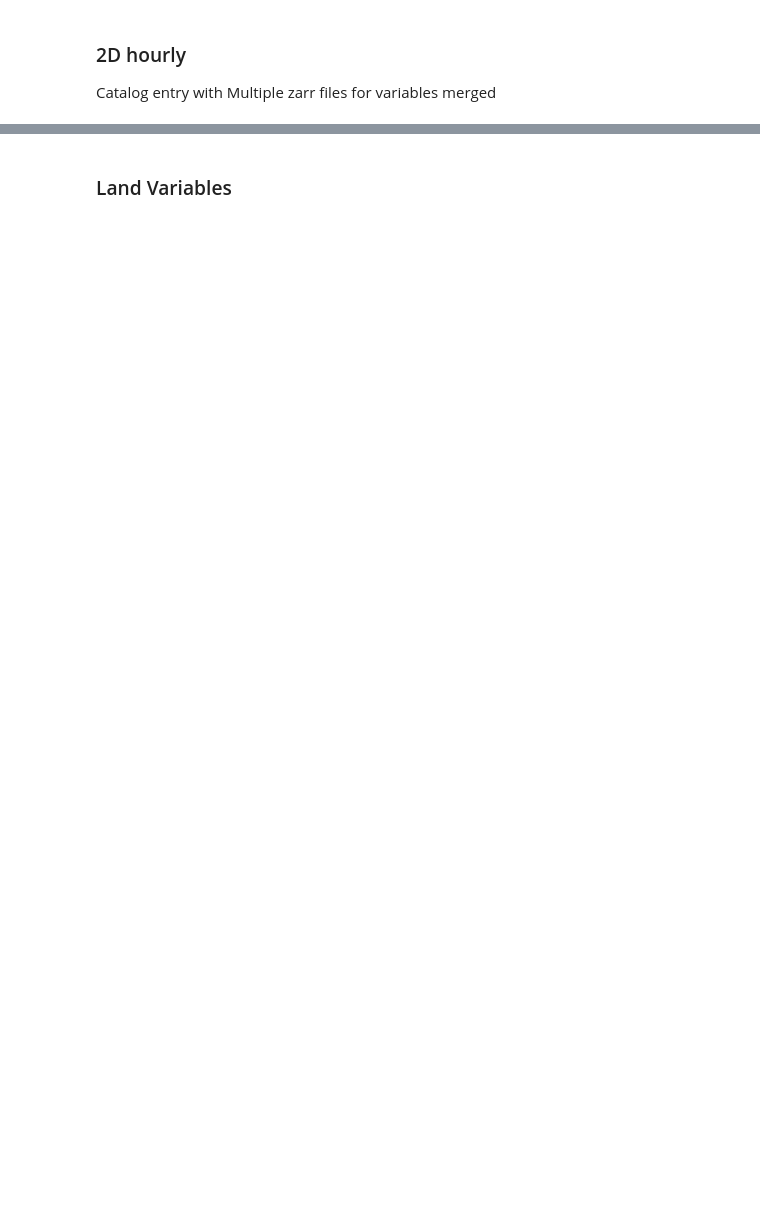
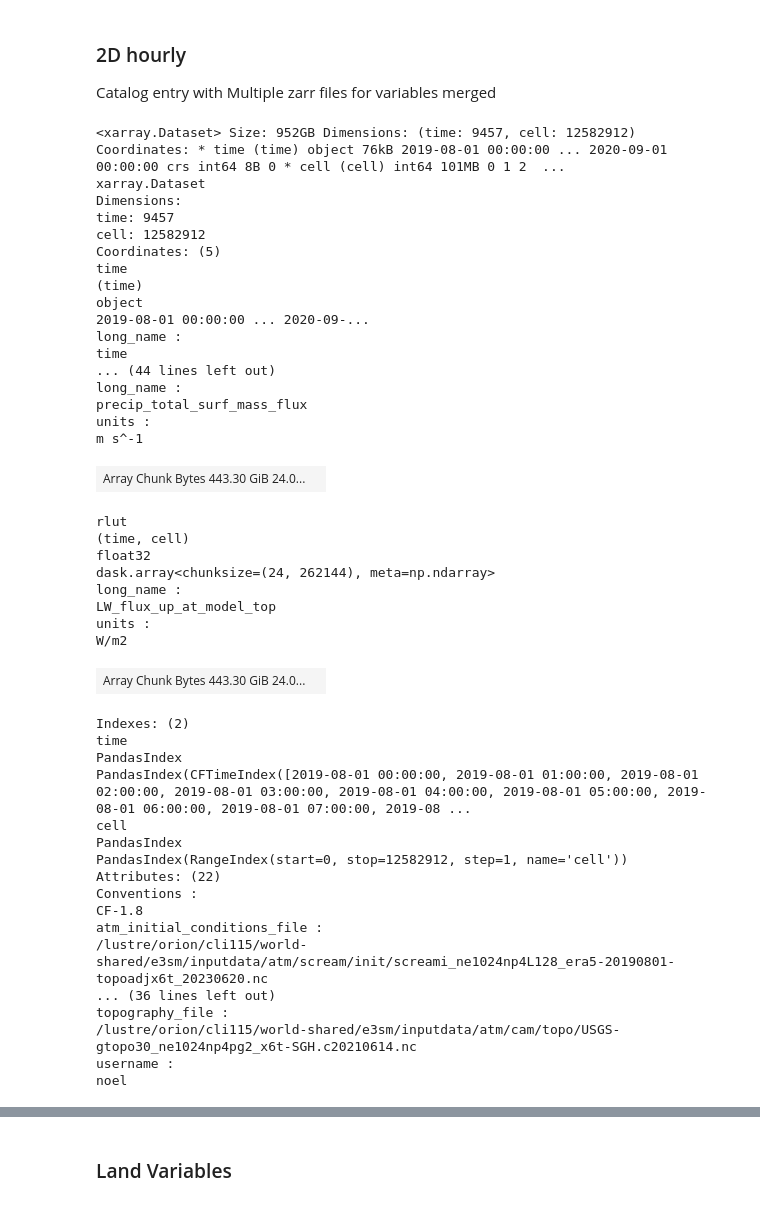
Before and after one commit to mannreis/wrcp-catalog, a Jupyter notebook: NERSC/rscream_catalog.ipynb, the cells around one changed output, grey strips where cells are left out. Drawn from its saved outputs; the diff is of its cells as text; code cells hidden in the pictures; blank space fills up the shorter version.

```diff
--- a/NERSC/rscream_catalog.ipynb
+++ b/NERSC/rscream_catalog.ipynb
@@ -18,12 +18,11 @@ import zarr       # Data Formatting
 # %%
 plt.rcParams['figure.figsize'] = [12, 8]
 # %%
-opth='/global/cfs/cdirs/m4549/scream-cess-healpix/'
-#opth='/pscratch/sd/a/agett/scream/cess-copy/'
+opth='/global/cfs/cdirs/m4581/gsharing/scream-cess-healpix/'
 # %% [markdown]
 ### Read Catalog
 # %%
-catfn='/global/u1/a/agett/python/hackathon/scream_catalog.yaml'
+catfn=opth+'main.yaml'
 scream_cat = intake.open_catalog(catfn)
 
 # List different 'types' of data
@@ -64,10 +89,55 @@ zm.plot()
 ### 2D hourly
 Catalog entry with Multiple zarr files for variables merged
 # %%
-z=8
+z=10
 ds_hr = scream_cat.scream2D_hrly(zoom=z).to_dask()
 ds_hr = ds_hr.pipe(egh.attach_coords)
 ds_hr
+# %% [output]
+<xarray.Dataset> Size: 952GB Dimensions: (time: 9457, cell: 12582912) Coordinates: * time (time) object 76kB 2019-08-01 00:00:00 ... 2020-09-01 00:00:00 crs int64 8B 0 * cell (cell) int64 101MB 0 1 2  ...
+xarray.Dataset
+Dimensions:
+time: 9457
+cell: 12582912
+Coordinates: (5)
+time
+(time)
+object
+2019-08-01 00:00:00 ... 2020-09-...
+long_name :
+time
+... (44 lines left out)
+long_name :
+precip_total_surf_mass_flux
+units :
+m s^-1
+| Array Chunk Bytes 443.30 GiB 24.0... |  |
+rlut
+(time, cell)
+float32
+dask.array<chunksize=(24, 262144), meta=np.ndarray>
+long_name :
+LW_flux_up_at_model_top
+units :
+W/m2
+| Array Chunk Bytes 443.30 GiB 24.0... |  |
+Indexes: (2)
+time
+PandasIndex
+PandasIndex(CFTimeIndex([2019-08-01 00:00:00, 2019-08-01 01:00:00, 2019-08-01 02:00:00, 2019-08-01 03:00:00, 2019-08-01 04:00:00, 2019-08-01 05:00:00, 2019-08-01 06:00:00, 2019-08-01 07:00:00, 2019-08 ...
+cell
+PandasIndex
+PandasIndex(RangeIndex(start=0, stop=12582912, step=1, name='cell'))
+Attributes: (22)
+Conventions :
+CF-1.8
+atm_initial_conditions_file :
+/lustre/orion/cli115/world-shared/e3sm/inputdata/atm/scream/init/screami_ne1024np4L128_era5-20190801-topoadjx6t_20230620.nc
+... (36 lines left out)
+topography_file :
+/lustre/orion/cli115/world-shared/e3sm/inputdata/atm/cam/topo/USGS-gtopo30_ne1024np4pg2_x6t-SGH.c20210614.nc
+username :
+noel
 # %%
 vt='rlut'
 # %%
```
Also changed, not shown: parts of 7 cells of this notebook, 1 other file.
